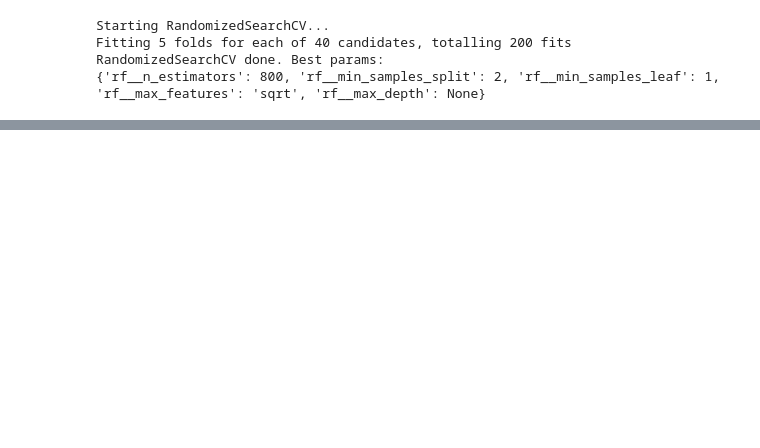
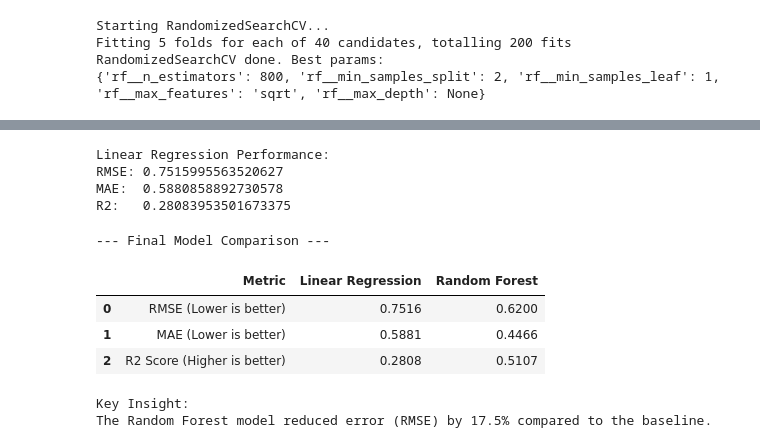
Before and after one commit to kaveeshahq/research-project, a Jupyter notebook: RandomForest.ipynb, the cells around one changed output, grey strips where cells are left out. Cells and saved outputs as stored; diff of their text form; code cells hidden in the pictures; blank space fills up the shorter version.

```diff
--- a/RandomForest.ipynb
+++ b/RandomForest.ipynb
@@ -200,6 +293,7 @@ print(pd.concat([sample.reset_index(drop=True), pd.Series(preds, name='pred_qual
 from sklearn.linear_model import LinearRegression
 from sklearn.pipeline import Pipeline
 from sklearn.preprocessing import StandardScaler
+from sklearn.metrics import root_mean_squared_error, mean_absolute_error, r2_score
 
 lin_pipe = Pipeline([
     ('scaler', StandardScaler()),
@@ -209,7 +303,35 @@ lin_pipe = Pipeline([
 lin_pipe.fit(X_train, y_train)
 lin_pred = lin_pipe.predict(X_test)
 
-print("Linear Regression")
-print("RMSE:", mean_squared_error(y_test, lin_pred, squared=False))
-print("MAE:", mean_absolute_error(y_test, lin_pred))
-print("R2:", r2_score(y_test, lin_pred))
+print("Linear Regression Performance:")
+# In scikit-learn 1.4+, use root_mean_squared_error instead of mean_squared_error(..., squared=False)
+print("RMSE:", root_mean_squared_error(y_test, lin_pred))
+print("MAE: ", mean_absolute_error(y_test, lin_pred))
+print("R2:  ", r2_score(y_test, lin_pred))
+# %% [output]
+Linear Regression Performance:
+RMSE: 0.7515995563520627
+MAE:  0.5880858892730578
+R2:   0.28083953501673375
+# %%
+import pandas as pd
+
+results = pd.DataFrame({
+    'Metric': ['RMSE (Lower is better)', 'MAE (Lower is better)', 'R2 Score (Higher is better)'],
+    'Linear Regression': [0.7516, 0.5881, 0.2808],
+    'Random Forest': [round(test_rmse, 4), round(test_mae, 4), round(test_r2, 4)]
+})
+
+print("--- Final Model Comparison ---")
+display(results)
+
+print("\nKey Insight:")
+print(f"The Random Forest model reduced error (RMSE) by {round((0.7516 - test_rmse)/0.7516 * 100, 1)}% compared to the baseline.")
+# %% [output]
+--- Final Model Comparison ---
+|  | Metric | Linear Regression | Random Forest |
+| 0 | RMSE (Lower is better) | 0.7516 | 0.6200 |
+| 1 | MAE (Lower is better) | 0.5881 | 0.4466 |
+| 2 | R2 Score (Higher is better) | 0.2808 | 0.5107 |
+Key Insight:
+The Random Forest model reduced error (RMSE) by 17.5% compared to the baseline.
```
Also changed, not shown: parts of 15 cells of this notebook.
